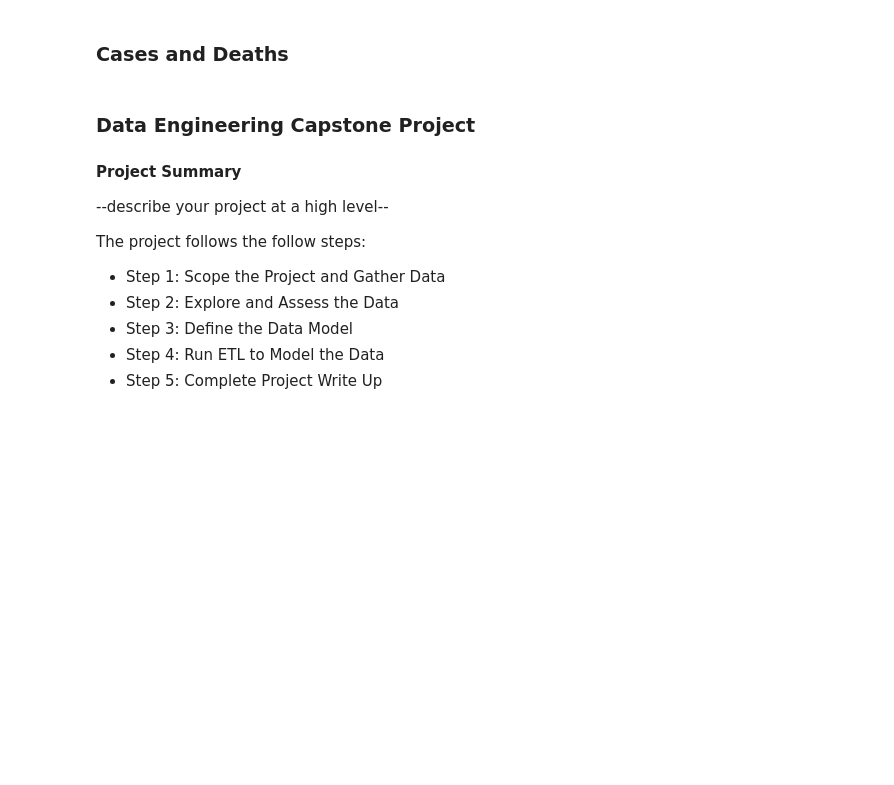
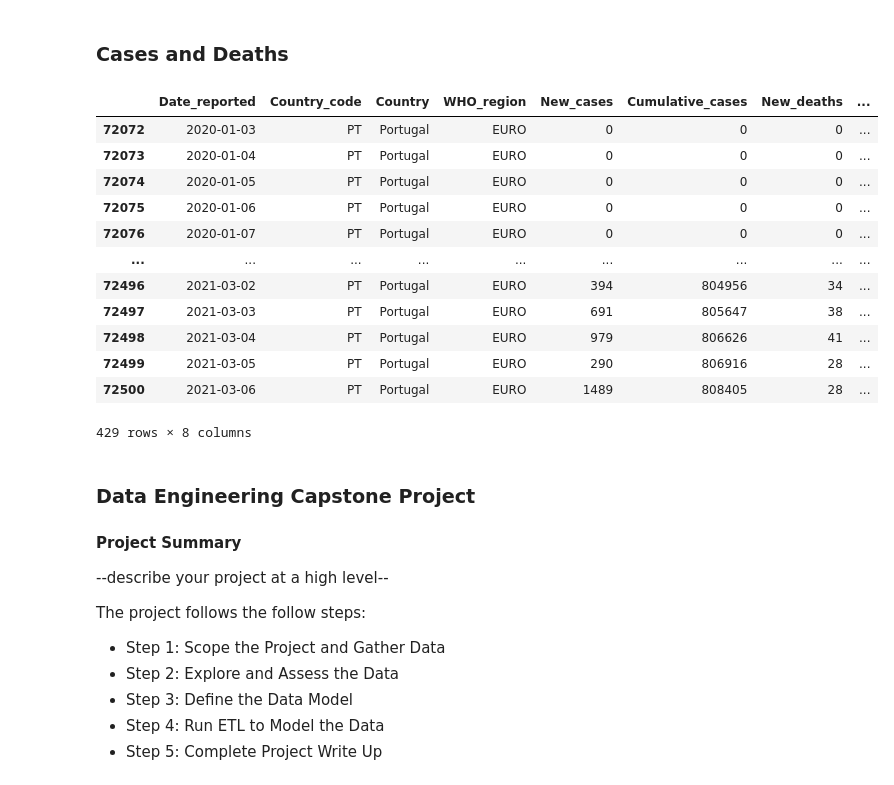
Before and after one commit to NunoVazAfonso/dataeng-capstone, a Jupyter notebook: project_development.ipynb, the cells around one changed output. Saved outputs shown, nothing was run; the diff lists cells and outputs as text; code cells hidden in the pictures; blank space fills up the shorter version.

```diff
--- a/project_development.ipynb
+++ b/project_development.ipynb
@@ -146,7 +176,22 @@ daily_vaccinations[daily_vaccinations['country'] == 'Portugal'].sort_values('dat
 # %% [markdown]
 ### Cases and Deaths
 # %%
+covid_url = 'https://covid19.who.int/WHO-COVID-19-global-data.csv'
 # daily data on COVID cases and deaths
-cases_df = pd.read_csv('https://covid19.who.int/WHO-COVID-19-global-data.csv')
+cases_df = pd.read_csv( covid_url )
 
 cases_df[cases_df['Country'] == 'Portugal' ].sort_values('Date_reported')
+# %% [output]
+|  | Date_reported | Country_code | Country | WHO_region | New_cases | Cumulative_cases | New_deaths | ... |
+| 72072 | 2020-01-03 | PT | Portugal | EURO | 0 | 0 | 0 | ... |
+| 72073 | 2020-01-04 | PT | Portugal | EURO | 0 | 0 | 0 | ... |
+| 72074 | 2020-01-05 | PT | Portugal | EURO | 0 | 0 | 0 | ... |
+| 72075 | 2020-01-06 | PT | Portugal | EURO | 0 | 0 | 0 | ... |
+| 72076 | 2020-01-07 | PT | Portugal | EURO | 0 | 0 | 0 | ... |
+| ... | ... | ... | ... | ... | ... | ... | ... | ... |
+| 72496 | 2021-03-02 | PT | Portugal | EURO | 394 | 804956 | 34 | ... |
+| 72497 | 2021-03-03 | PT | Portugal | EURO | 691 | 805647 | 38 | ... |
+| 72498 | 2021-03-04 | PT | Portugal | EURO | 979 | 806626 | 41 | ... |
+| 72499 | 2021-03-05 | PT | Portugal | EURO | 290 | 806916 | 28 | ... |
+| 72500 | 2021-03-06 | PT | Portugal | EURO | 1489 | 808405 | 28 | ... |
+429 rows × 8 columns
```
Also changed, not shown: parts of 4 cells of this notebook, 42 other files.
